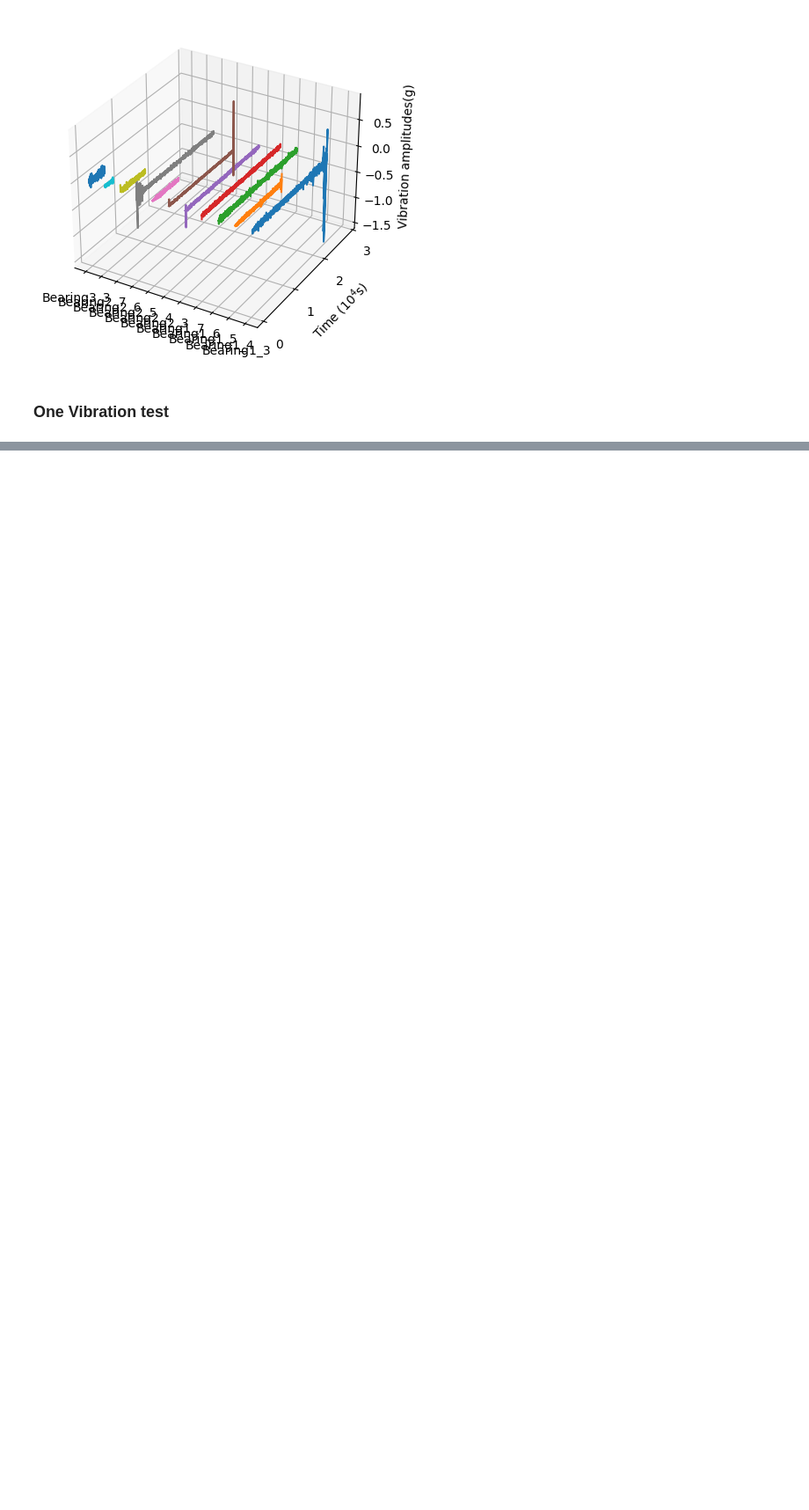
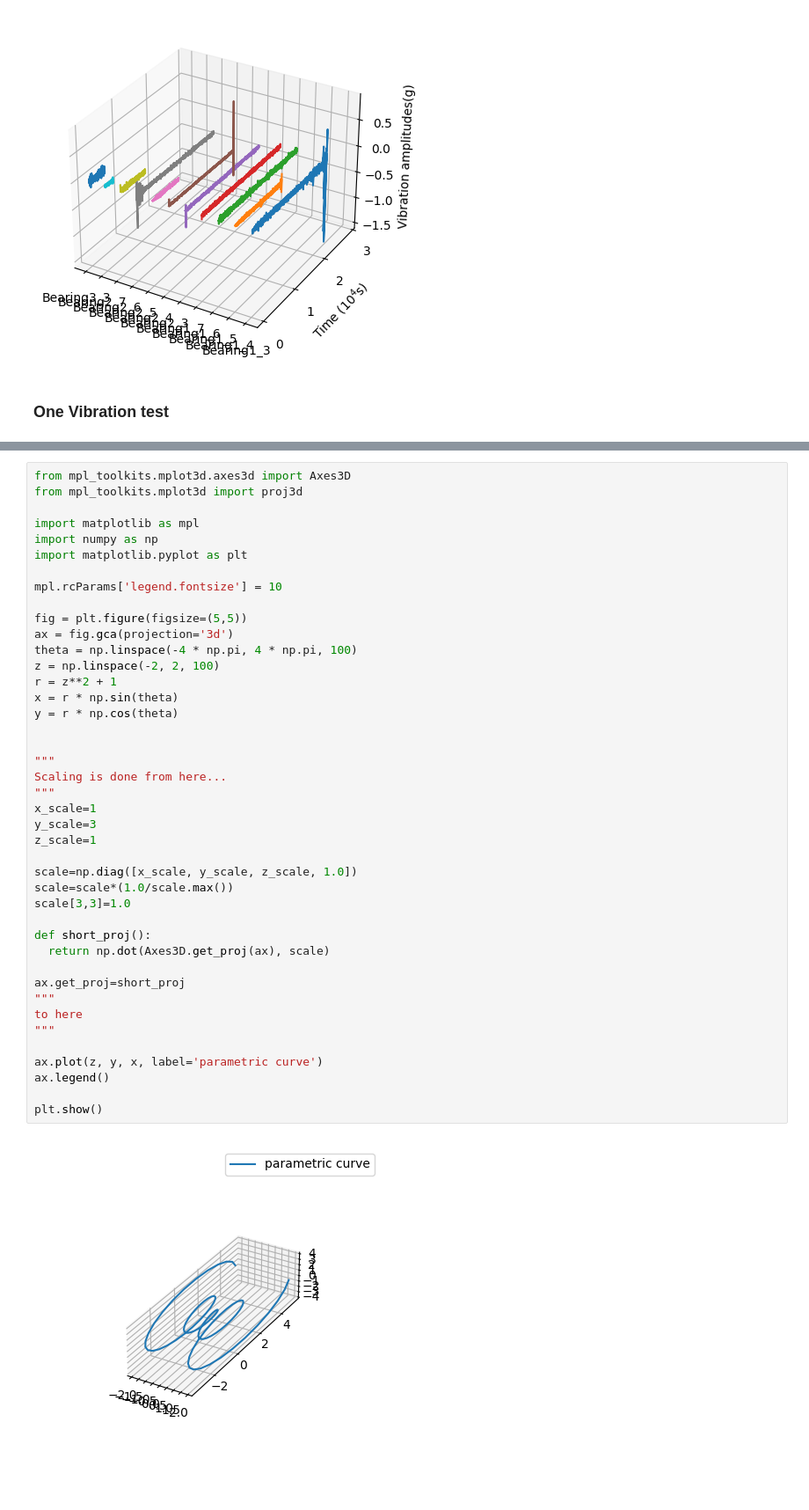
Before and after one commit to qawl987/DAST-self, a Jupyter notebook: notebook/FEMTO-st/visualization/main.ipynb, the cells around one changed output, grey strips where cells are left out. Shown at 88% size. Saved outputs shown, nothing was run; the diff lists cells and outputs as text; blank space fills up the shorter version.

```diff
--- a/notebook/FEMTO-st/visualization/main.ipynb
+++ b/notebook/FEMTO-st/visualization/main.ipynb
@@ -275,0 +322,44 @@ ax.set_zlim(min(y_list), max(y_list))
+# %%
+from mpl_toolkits.mplot3d.axes3d import Axes3D
+from mpl_toolkits.mplot3d import proj3d
+
+import matplotlib as mpl
+import numpy as np
+import matplotlib.pyplot as plt
+
+mpl.rcParams['legend.fontsize'] = 10
+
+fig = plt.figure(figsize=(5,5))
+ax = fig.gca(projection='3d')
+theta = np.linspace(-4 * np.pi, 4 * np.pi, 100)
+z = np.linspace(-2, 2, 100)
+r = z**2 + 1
+x = r * np.sin(theta)
+y = r * np.cos(theta)
+
+
+"""
+Scaling is done from here...
+"""
+x_scale=1
+y_scale=3
+z_scale=1
+
+scale=np.diag([x_scale, y_scale, z_scale, 1.0])
+scale=scale*(1.0/scale.max())
+scale[3,3]=1.0
+
+def short_proj():
+  return np.dot(Axes3D.get_proj(ax), scale)
+
+ax.get_proj=short_proj
+"""
+to here
+"""
+
+ax.plot(z, y, x, label='parametric curve')
+ax.legend()
+
+plt.show()
+# %% [output]
+[figure, added]
```
Also changed, not shown: parts of 10 cells of this notebook.
